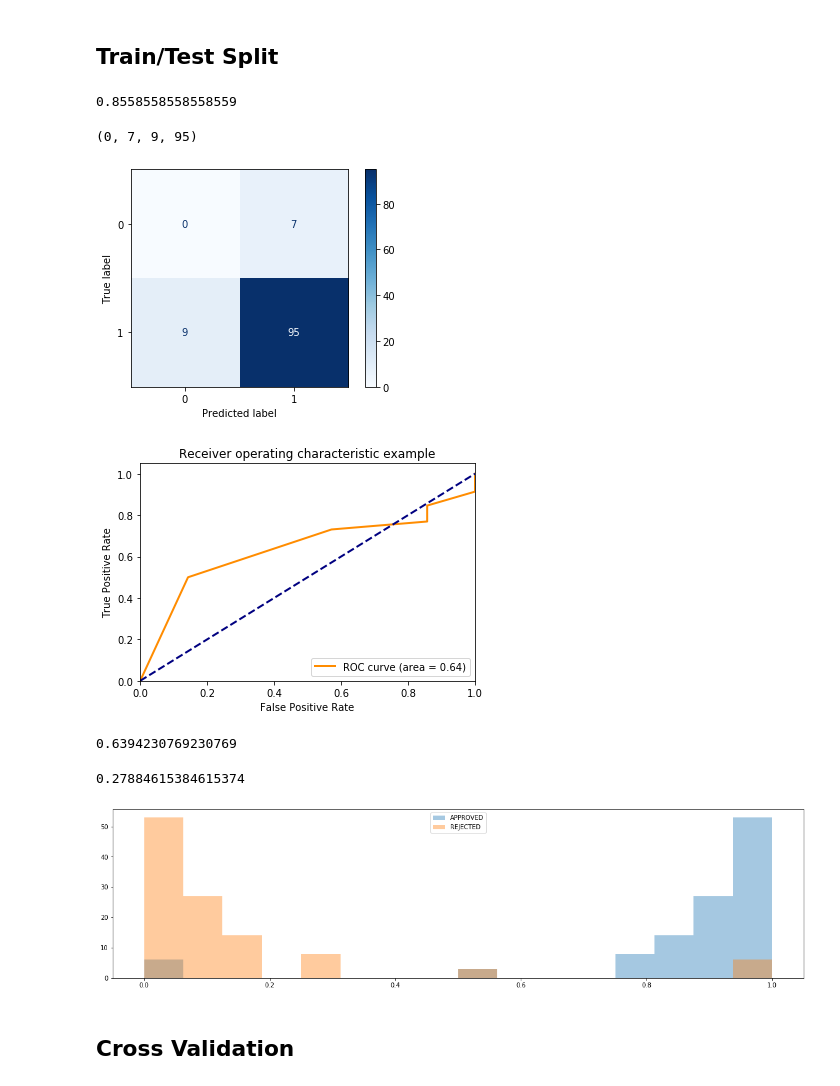
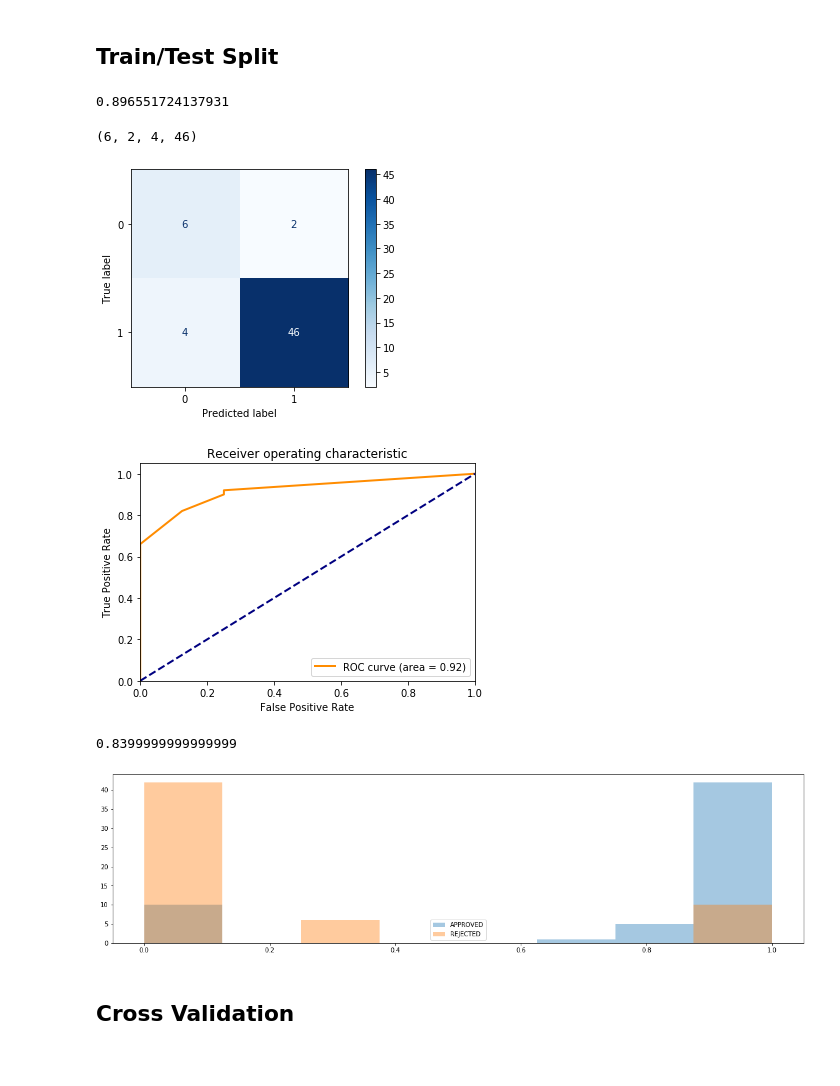
Before and after one commit to bahyhelmihp/web-crawler, a Jupyter notebook: api/datasets/Modelling.ipynb, the cells around one changed output. Drawn from its saved outputs; the diff is of its cells as text; code cells hidden in the pictures.

```diff
--- a/api/datasets/Modelling.ipynb
+++ b/api/datasets/Modelling.ipynb
@@ -8,4 +8,8 @@ import matplotlib.pyplot as plt
 import numpy as np
 # %%
 df = pd.concat([pd.read_csv("results_all.csv"), pd.read_csv("results_all_2.csv")]).iloc[:,1:].drop_duplicates()
+## Only takes approved and rejected websites
 df = df[df.label.isin(['APPROVED', 'REJECTED'])]
+## Comment the code below if you want anomaly to be included
+df = df[~(((df.broken_link_score == 100) & (df.label == 'APPROVED')) | \
+          ((df['link_tnc_exist'] == 0) & (df['tnc_refund_policy_exist'] == 0))) | (df.label == 'REJECTED')]
@@ -27,42 +38,41 @@ y_pred_proba = clf.predict_proba(X_test)
 # %%
 accuracy_score(y_test, y_pred)
 # %% [output]
-0.8558558558558559
+0.896551724137931
 # %%
 tn, fp, fn, tp = confusion_matrix(y_test, y_pred).ravel()
 tn, fp, fn, tp
 # %% [output]
-(0, 7, 9, 95)
+(6, 2, 4, 46)
 # %%
 plot_confusion_matrix(clf, X_test, y_test, cmap=plt.cm.Blues)
 plt.show()
 # %% [output]
-[figure, old version]
+[figure, new version]
 # %%
-fpr, tpr, thresholds = roc_curve(y_test, y_pred_proba[:, 1], pos_label=1)
+fpr, tpr, thresholds = roc_curve(y_test, y_pred_proba[:, 1])
+# %%
+auc_score = auc(fpr, tpr)
 # %%
 plt.figure()
 lw = 2
 plt.plot(fpr, tpr, color='darkorange',
-         lw=lw, label='ROC curve (area = %0.2f)' % roc_auc_score(y_test, y_pred_proba[:, 1]))
+         lw=lw, label='ROC curve (area = %0.2f)' % auc_score)
 plt.plot([0, 1], [0, 1], color='navy', lw=lw, linestyle='--')
 plt.xlim([0.0, 1.0])
 plt.ylim([0.0, 1.05])
 plt.xlabel('False Positive Rate')
 plt.ylabel('True Positive Rate')
-plt.title('Receiver operating characteristic example')
+plt.title('Receiver operating characteristic')
 plt.legend(loc="lower right")
 plt.show()
 # %% [output]
-[figure, old version]
+[figure, new version]
-# %%
-roc_auc_score(y_test, y_pred_proba[:, 1])
-# %% [output]
-0.6394230769230769
-# %%
-abs((2 * roc_auc_score(y_test, y_pred_proba[:, 0])) - 1)
-# %% [output]
-0.27884615384615374
+# %%
+gini_score = abs(2 * auc_score) - 1
+gini_score
+# %% [output]
+0.8399999999999999
 # %%
 plt.figure(figsize=(20,5))
 sns.distplot(y_pred_proba[:,1], kde=False, label='APPROVED')
@@ -70,7 +80,7 @@ sns.distplot(y_pred_proba[:,0], kde=False, label='REJECTED')
 plt.legend()
 plt.show()
 # %% [output]
-[figure, old version]
+[figure, new version]
 # %% [markdown]
 ## Cross Validation
 # %%
```
Also changed, not shown: parts of 5 cells of this notebook, 1 other file.
